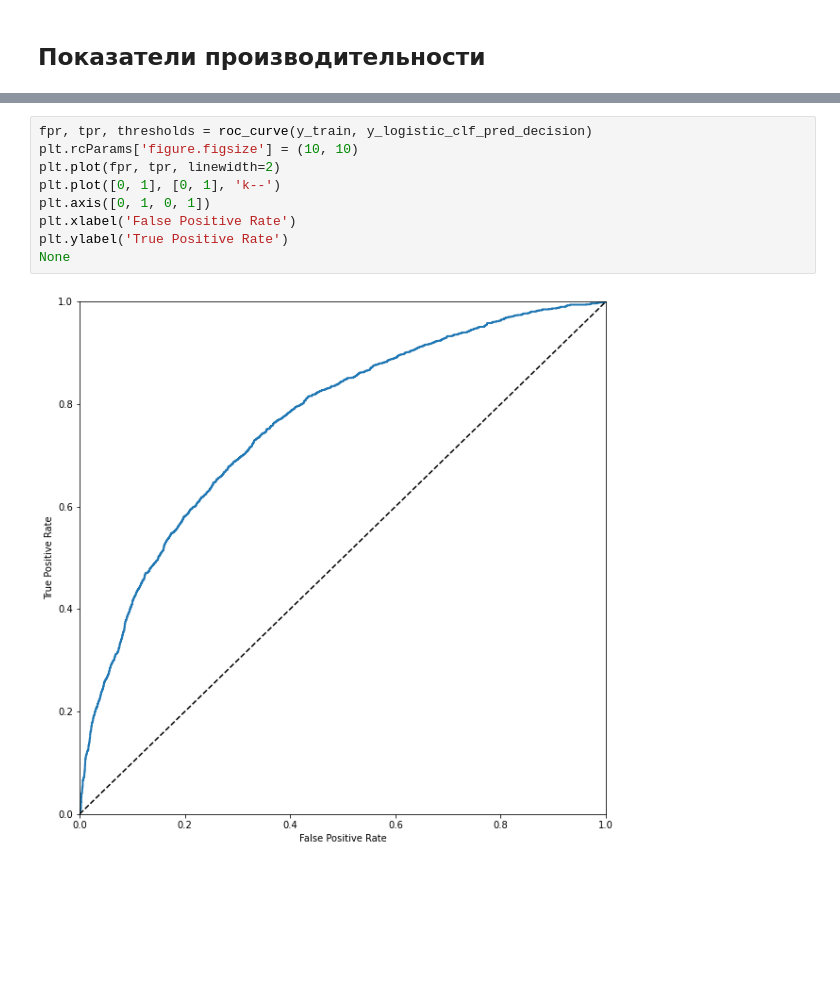
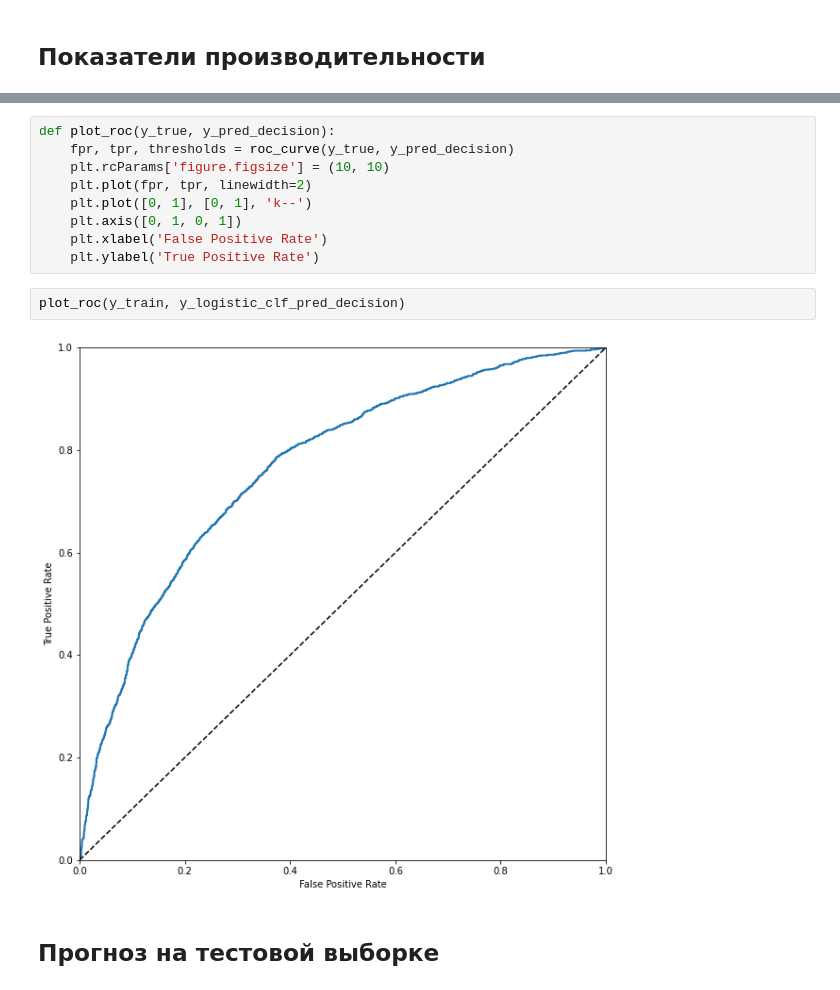
Before and after one commit to danlee65071/churn_modelling, a Jupyter notebook: Churn_Modelling.ipynb, the cells around one changed output, grey strips where cells are left out. Drawn from its saved outputs; the diff is of its cells as text; blank space fills up the shorter version.

```diff
--- a/Churn_Modelling.ipynb
+++ b/Churn_Modelling.ipynb
@@ -289,11 +309,15 @@ None
 # %%
-fpr, tpr, thresholds = roc_curve(y_train, y_logistic_clf_pred_decision)
-plt.rcParams['figure.figsize'] = (10, 10)
-plt.plot(fpr, tpr, linewidth=2)
-plt.plot([0, 1], [0, 1], 'k--')
-plt.axis([0, 1, 0, 1])
-plt.xlabel('False Positive Rate')
-plt.ylabel('True Positive Rate')
-None
+def plot_roc(y_true, y_pred_decision):
+    fpr, tpr, thresholds = roc_curve(y_true, y_pred_decision)
+    plt.rcParams['figure.figsize'] = (10, 10)
+    plt.plot(fpr, tpr, linewidth=2)
+    plt.plot([0, 1], [0, 1], 'k--')
+    plt.axis([0, 1, 0, 1])
+    plt.xlabel('False Positive Rate')
+    plt.ylabel('True Positive Rate')
-# %% [output]
-[figure, removed]
+# %%
+plot_roc(y_train, y_logistic_clf_pred_decision)
+# %% [output]
+[figure, added]
+# %% [markdown]
+## Прогноз на тестовой выборке
```
Also changed, not shown: parts of 25 cells of this notebook, 1 other file.
